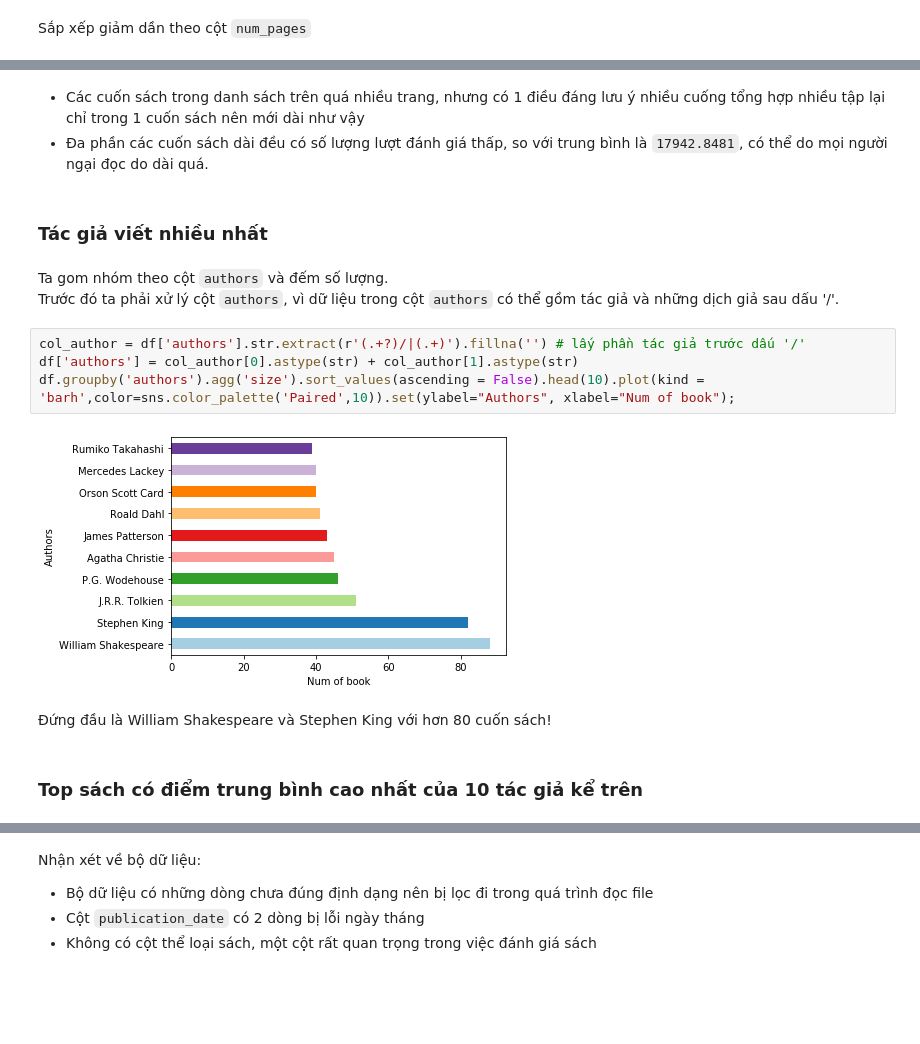
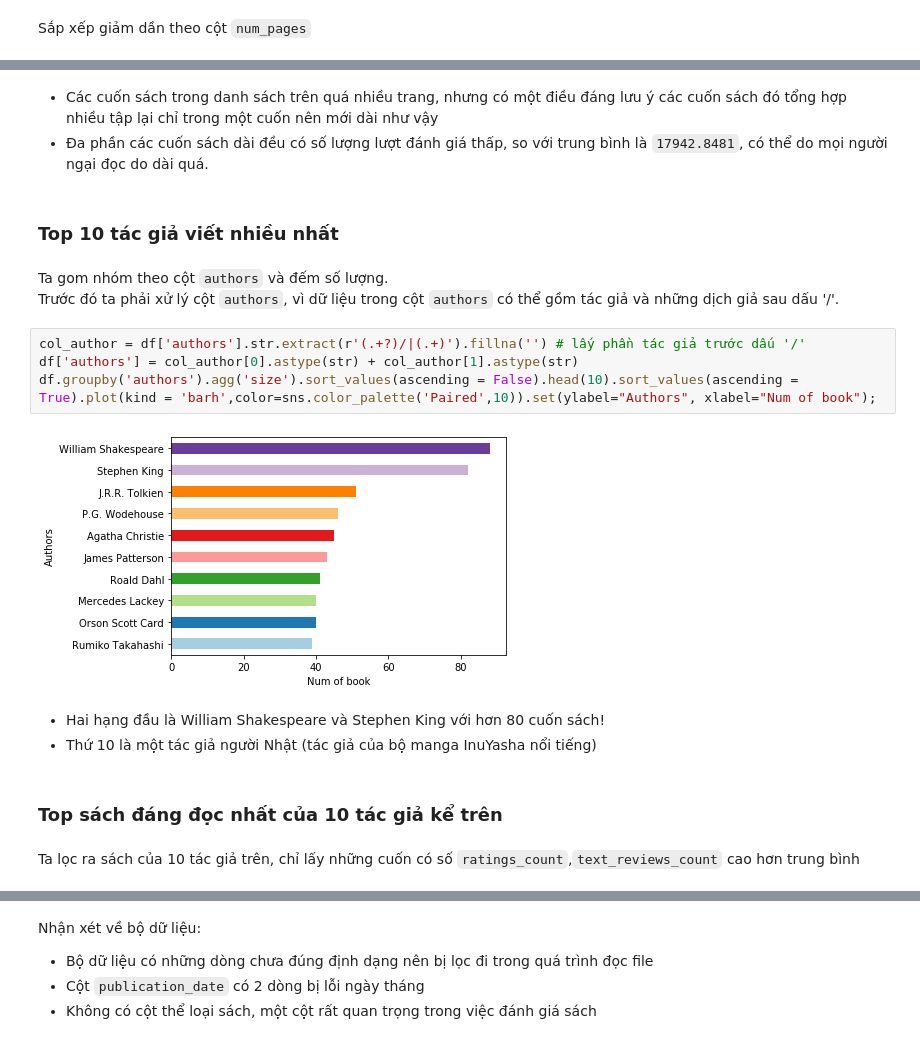
Before and after one commit to phucmanh1999/Final_Project_PFDS, a Jupyter notebook: 1712590-NguyenPhucManh.ipynb, the cells around one changed output, grey strips where cells are left out. Drawn from its saved outputs; the diff is of its cells as text; blank space fills up the shorter version.

```diff
--- a/1712590-NguyenPhucManh.ipynb
+++ b/1712590-NguyenPhucManh.ipynb
@@ -427,20 +444,23 @@ top_long_book.set_index('title')['num_pages'].sort_values().plot(kind = 'barh',c
 # %% [markdown]
-- Các cuốn sách trong danh sách trên quá nhiều trang, nhưng có 1 điều đáng lưu ý nhiều cuống tổng hợp nhiều tập lại chỉ trong 1 cuốn sách nên mới dài như vậy
+- Các cuốn sách trong danh sách trên quá nhiều trang, nhưng có một điều đáng lưu ý các cuốn sách đó tổng hợp nhiều tập lại chỉ trong một cuốn nên mới dài như vậy
 - Đa phần các cuốn sách dài đều có số lượng lượt đánh giá thấp, so với trung bình là `17942.8481`, có thể do mọi người ngại đọc do dài quá.
 # %% [markdown]
-### Tác giả viết nhiều nhất
+### Top 10 tác giả viết nhiều nhất
 # %% [markdown]
 Ta gom nhóm theo cột `authors` và đếm số lượng.
 Trước đó ta phải xử lý cột `authors`, vì dữ liệu trong cột `authors` có thể gồm tác giả và những dịch giả sau dấu '/'.
 # %%
 col_author = df['authors'].str.extract(r'(.+?)/|(.+)').fillna('') # lấy phần tác giả trước dấu '/'
 df['authors'] = col_author[0].astype(str) + col_author[1].astype(str)
-df.groupby('authors').agg('size').sort_values(ascending = False).head(10).plot(kind = 'barh',color=sns.color_palette('Paired',10)).set(ylabel="Authors", xlabel="Num of book");
+df.groupby('authors').agg('size').sort_values(ascending = False).head(10).sort_values(ascending = True).plot(kind = 'barh',color=sns.color_palette('Paired',10)).set(ylabel="Authors", xlabel="Num of book");
 # %% [output]
-[figure, old version]
+[figure, new version]
 # %% [markdown]
-Đứng đầu là William Shakespeare và Stephen King với hơn 80 cuốn sách!
+- Hai hạng đầu là William Shakespeare và Stephen King với hơn 80 cuốn sách!
+- Thứ 10 là một tác giả người Nhật (tác giả của bộ manga InuYasha nổi tiếng)
 # %% [markdown]
-### Top sách có điểm trung bình cao nhất của 10 tác giả kể trên
+### Top sách đáng đọc nhất của 10 tác giả kể trên
+# %% [markdown]
+Ta lọc ra sách của 10 tác giả trên, chỉ lấy những cuốn có số `ratings_count`,`text_reviews_count` cao hơn trung bình
 # %%
 top_author = list(df.groupby('authors').agg('size').sort_values(ascending = False).head(10).index)
```
Also changed, not shown: parts of 25 cells of this notebook.
